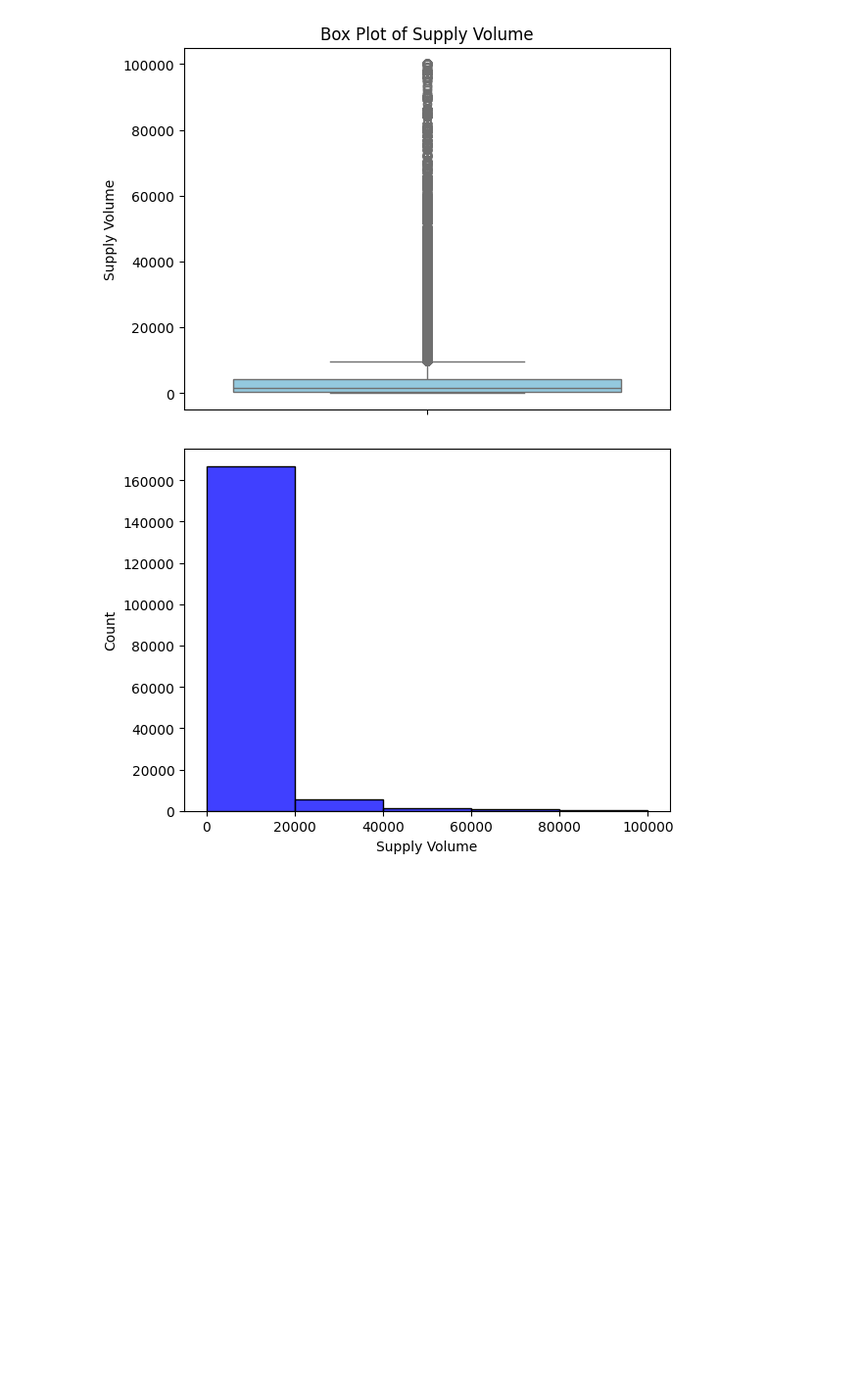
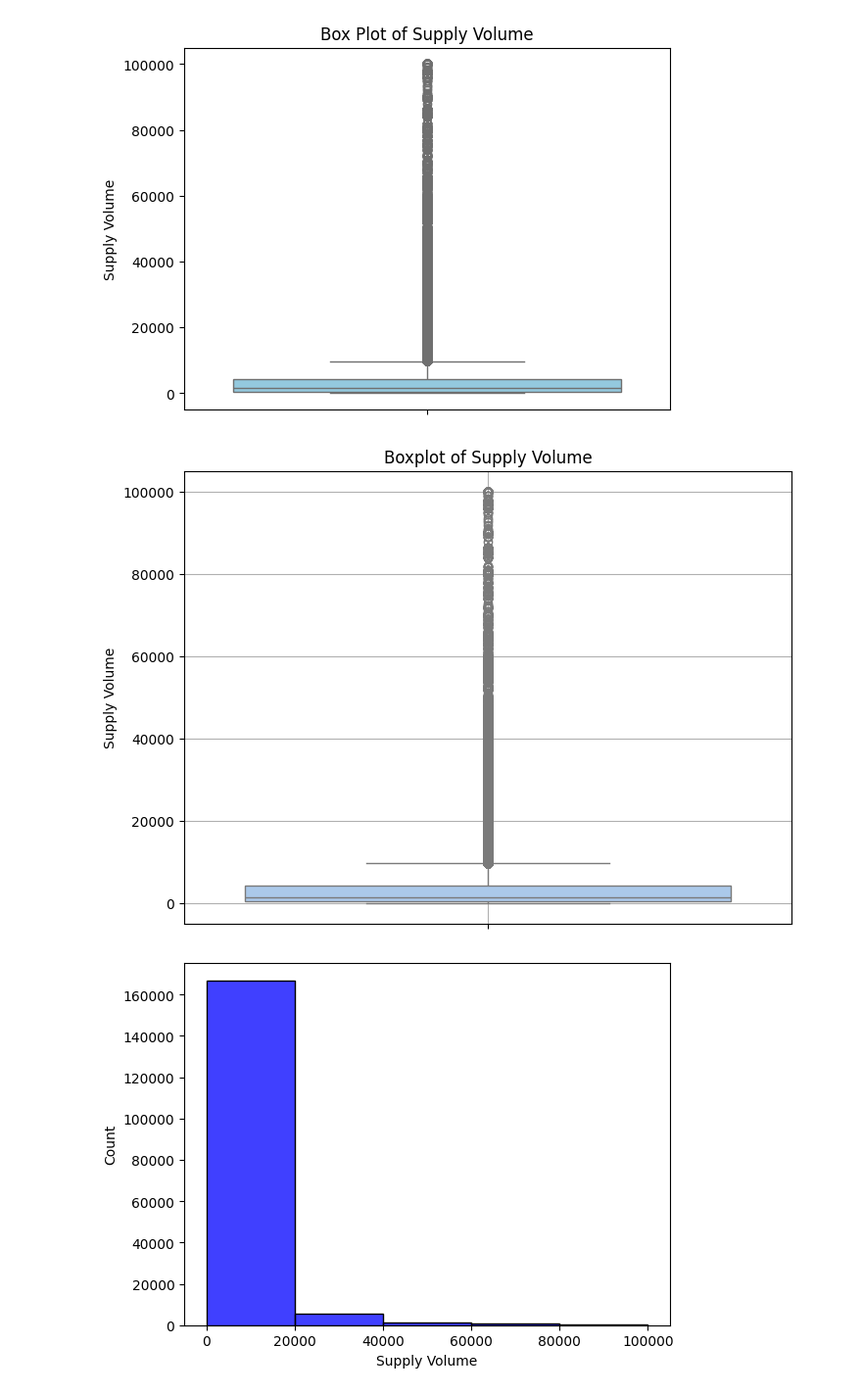
Before and after one commit to Logan-BCM/AgriPriceForecast-Kenya, a Jupyter notebook: Project.ipynb, the cells around one changed output. Shown: that part at 98% size. Saved outputs shown, nothing was run; the diff lists cells and outputs as text; code cells hidden in the pictures; blank space fills up the shorter version.

Commit message:
Tried loading visualizations from common script

```diff
--- a/Project.ipynb
+++ b/Project.ipynb
@@ -538,6 +546,10 @@ sns.boxplot(y=products_df['Supply Volume'], color='skyblue').set(title='Box Plot
 plt.show();
 # %% [output]
 [figure]
+# %%
+plot_boxplot(products_df, 'Supply Volume')
+# %% [output]
+[figure, added]
 # %%
 sns.histplot(products_df['Supply Volume'], bins=5, color='blue')
 plt.show();
```
Also changed, not shown: parts of 6 cells of this notebook, 1 other file.
